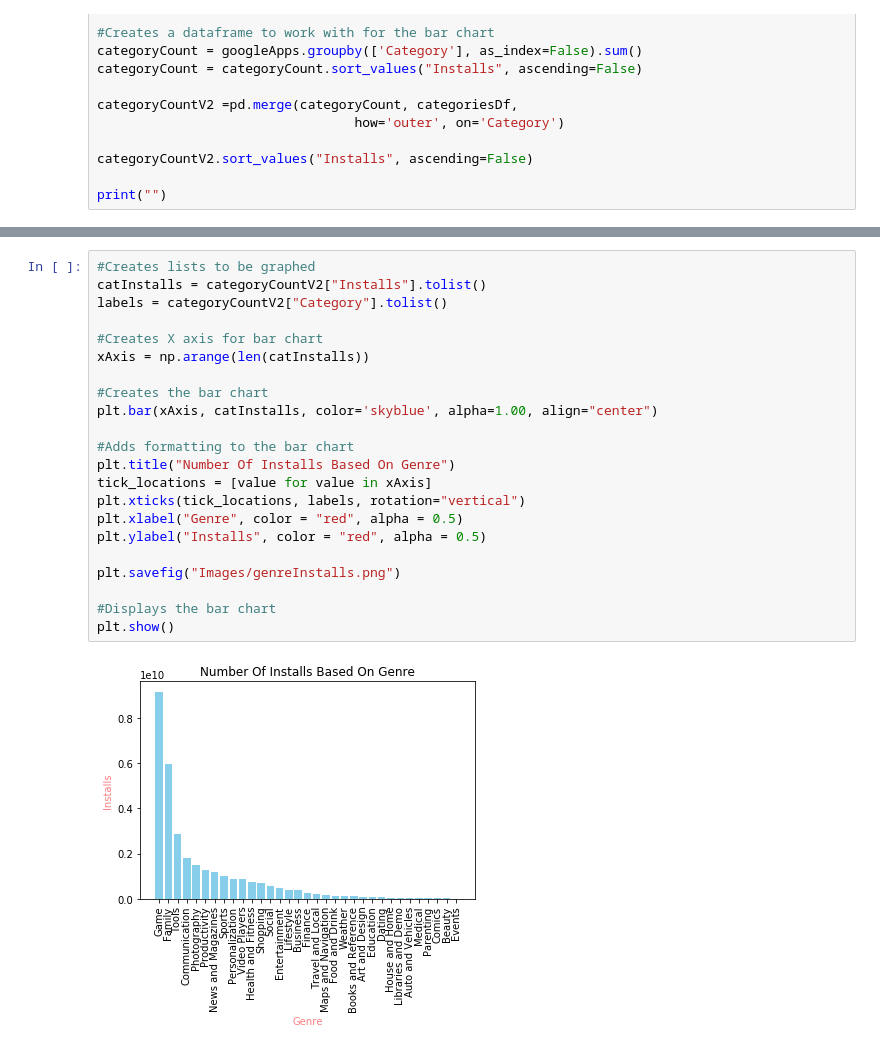
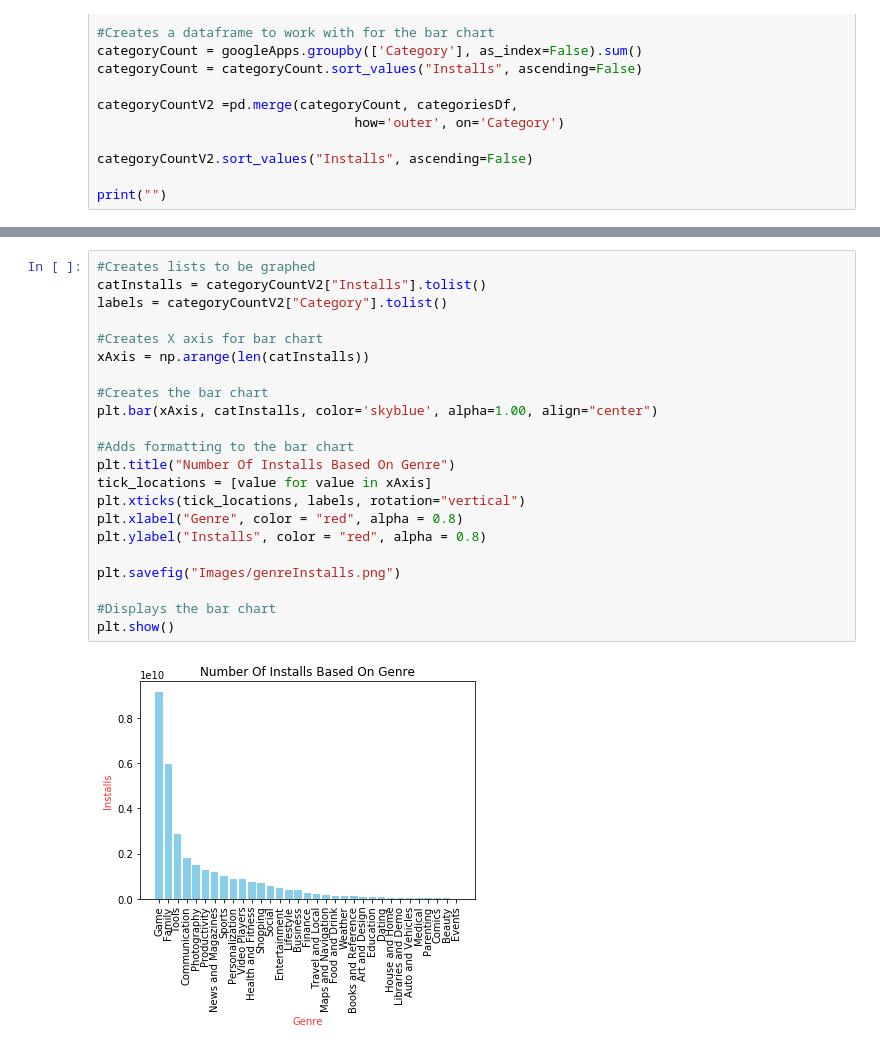
Before and after one commit to KylePeterson623/Project1, a Jupyter notebook: kyle.ipynb, the cells around one changed output, grey strips where cells are left out. Cells and saved outputs as stored; diff of their text form.

```diff
--- a/kyle.ipynb
+++ b/kyle.ipynb
@@ -276,27 +276,27 @@ plt.show()
 # %%
 #Creates lists to be graphed
 catInstalls = categoryCountV2["Installs"].tolist()
 labels = categoryCountV2["Category"].tolist()
 
 #Creates X axis for bar chart
 xAxis = np.arange(len(catInstalls))
 
 #Creates the bar chart
 plt.bar(xAxis, catInstalls, color='skyblue', alpha=1.00, align="center")
 
 #Adds formatting to the bar chart
 plt.title("Number Of Installs Based On Genre")
 tick_locations = [value for value in xAxis]
 plt.xticks(tick_locations, labels, rotation="vertical")
-plt.xlabel("Genre", color = "red", alpha = 0.5)
-plt.ylabel("Installs", color = "red", alpha = 0.5)
+plt.xlabel("Genre", color = "red", alpha = 0.8)
+plt.ylabel("Installs", color = "red", alpha = 0.8)
 
 plt.savefig("Images/genreInstalls.png")
 
 #Displays the bar chart
 plt.show()
 # %% [output]
-[figure, old version]
+[figure, new version]
 # %%
 totalInstalls = categoryCount["Installs"].sum()
 totalApps = googleApps["Category"].count()
```
Also changed, not shown: parts of 4 cells of this notebook, 12 other files.
